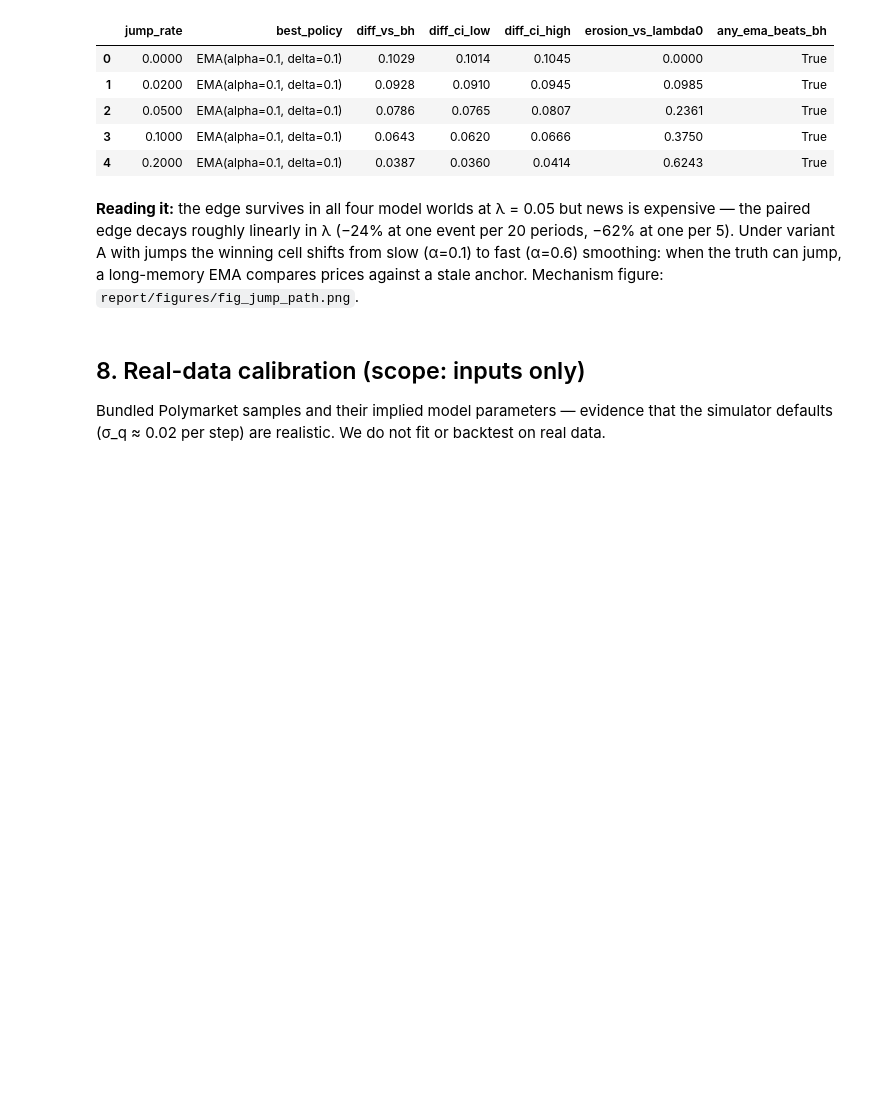
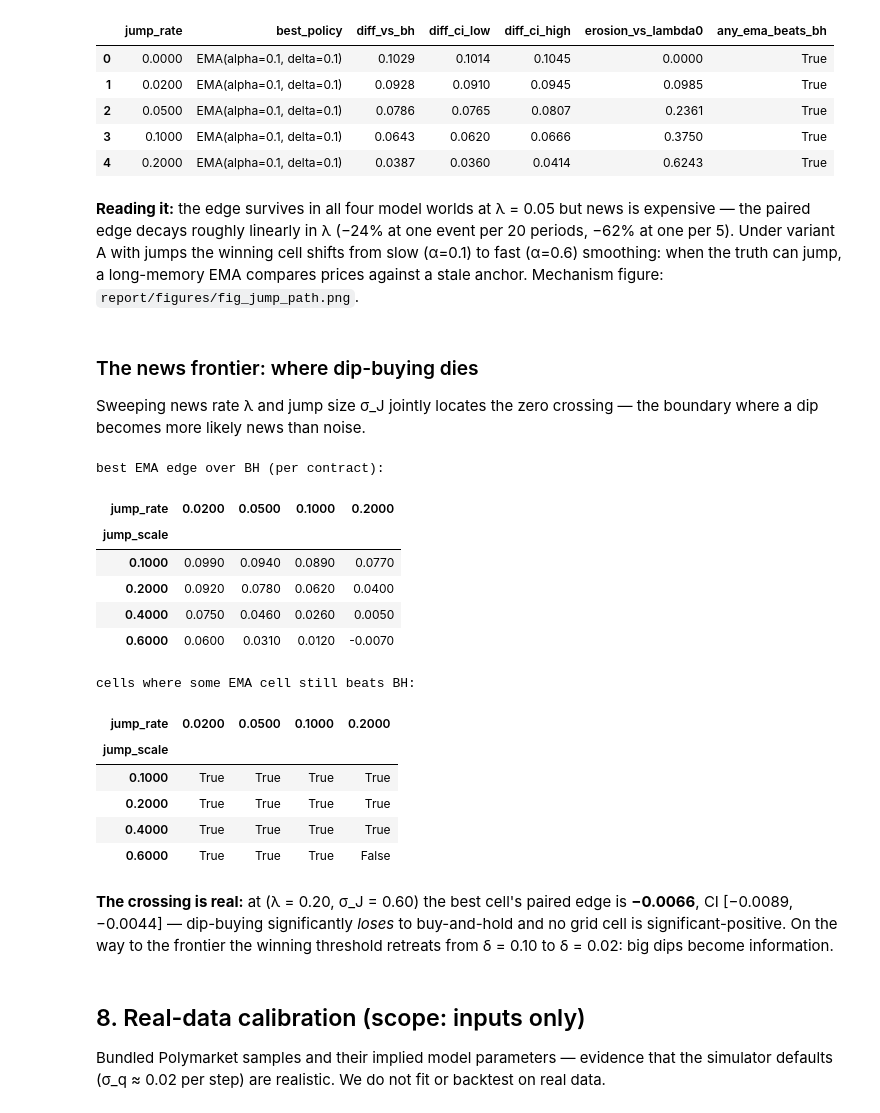
Before and after one commit to larionovaa2248-glitch/stochastic-project, a Jupyter notebook: notebooks/analysis.ipynb, the cells around one changed output. Saved outputs shown, nothing was run; the diff lists cells and outputs as text; code cells hidden in the pictures; blank space fills up the shorter version.

```diff
--- a/notebooks/analysis.ipynb
+++ b/notebooks/analysis.ipynb
@@ -203,6 +204,34 @@ js[['jump_rate','best_policy','diff_vs_bh','diff_ci_low','diff_ci_high',
 | 4 | 0.2000 | EMA(alpha=0.1, delta=0.1) | 0.0387 | 0.0360 | 0.0414 | 0.6243 | True |
 # %% [markdown]
 **Reading it:** the edge survives in all four model worlds at λ = 0.05 but news is expensive — the paired edge decays roughly linearly in λ (−24% at one event per 20 periods, −62% at one per 5). Under variant A with jumps the winning cell shifts from slow (α=0.1) to fast (α=0.6) smoothing: when the truth can jump, a long-memory EMA compares prices against a stale anchor. Mechanism figure: `report/figures/fig_jump_path.png`.
+# %% [markdown]
+### The news frontier: where dip-buying dies
+Sweeping news rate λ and jump size σ_J jointly locates the zero crossing — the boundary where a dip becomes more likely news than noise.
+# %%
+fr = tables['jump_frontier']
+pivot_fr = fr.pivot(index='jump_scale', columns='jump_rate', values='diff_vs_bh')
+sig_fr = fr.pivot(index='jump_scale', columns='jump_rate', values='any_ema_beats_bh')
+print('best EMA edge over BH (per contract):')
+display(pivot_fr.round(3))
+print('cells where some EMA cell still beats BH:')
+display(sig_fr)
+# %% [output]
+best EMA edge over BH (per contract):
+| jump_rate | 0.0200 | 0.0500 | 0.1000 | 0.2000 |
+| jump_scale |  |  |  |  |
+| 0.1000 | 0.0990 | 0.0940 | 0.0890 | 0.0770 |
+| 0.2000 | 0.0920 | 0.0780 | 0.0620 | 0.0400 |
+| 0.4000 | 0.0750 | 0.0460 | 0.0260 | 0.0050 |
+| 0.6000 | 0.0600 | 0.0310 | 0.0120 | -0.0070 |
+cells where some EMA cell still beats BH:
+| jump_rate | 0.0200 | 0.0500 | 0.1000 | 0.2000 |
+| jump_scale |  |  |  |  |
+| 0.1000 | True | True | True | True |
+| 0.2000 | True | True | True | True |
+| 0.4000 | True | True | True | True |
+| 0.6000 | True | True | True | False |
+# %% [markdown]
+**The crossing is real:** at (λ = 0.20, σ_J = 0.60) the best cell's paired edge is **−0.0066**, CI [−0.0089, −0.0044] — dip-buying significantly *loses* to buy-and-hold and no grid cell is significant-positive. On the way to the frontier the winning threshold retreats from δ = 0.10 to δ = 0.02: big dips become information.
 # %% [markdown]
 ## 8. Real-data calibration (scope: inputs only)
 Bundled Polymarket samples and their implied model parameters — evidence that the simulator defaults (σ_q ≈ 0.02 per step) are realistic. We do not fit or backtest on real data.
```
Also changed, not shown: parts of 1 cell of this notebook, 16 other files.
